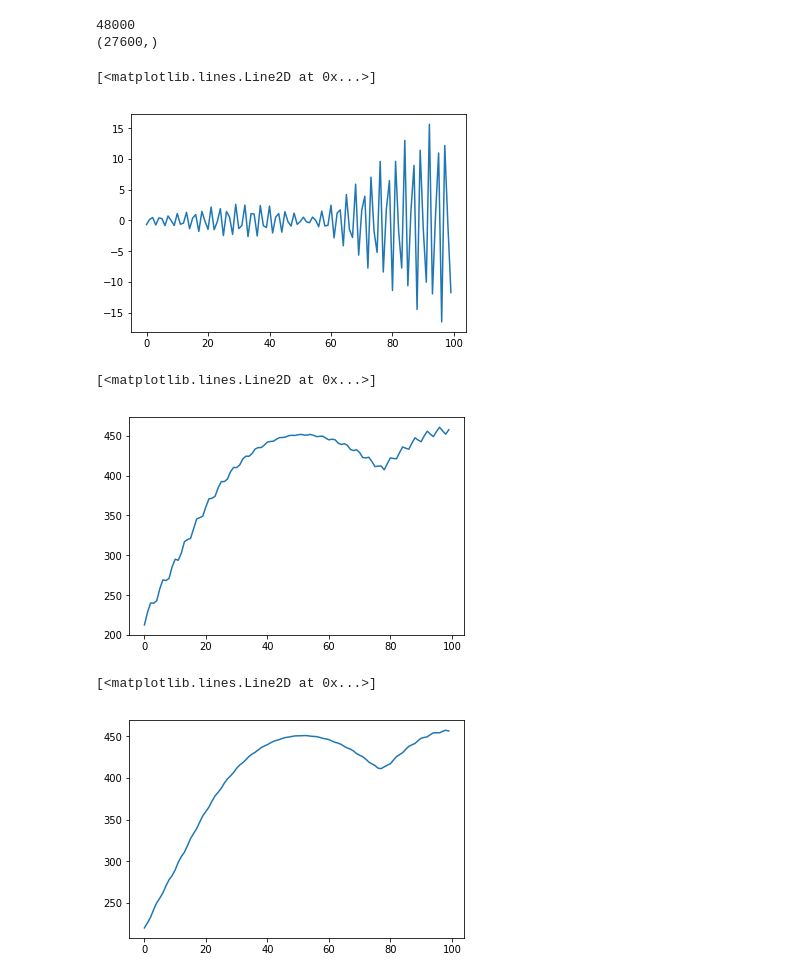
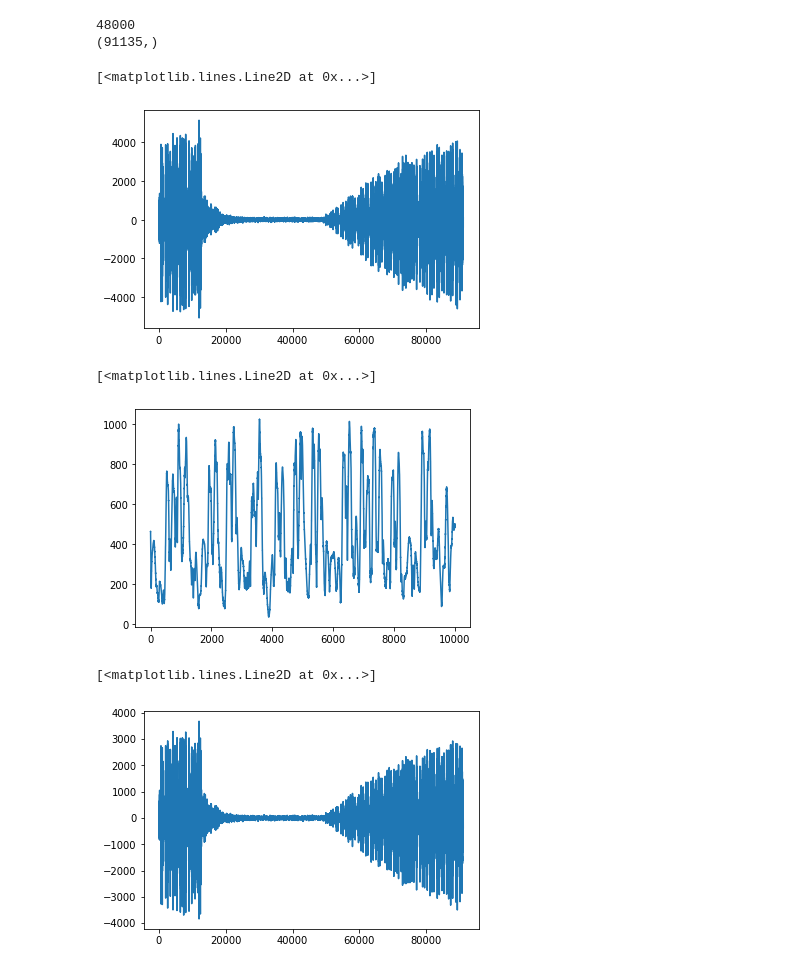
Before and after one commit to agil27/wivi, a Jupyter notebook: demodulation.ipynb, the cells around one changed output. Cells and saved outputs as stored; diff of their text form; code cells hidden in the pictures.

```diff
--- a/demodulation.ipynb
+++ b/demodulation.ipynb
@@ -42,7 +42,7 @@ def load_all(path, dis, db, repeat):
                 load_wav(name)
 # %%
 #load_all(path, dis, db, repeat)
-fs, data = load_wav('./sample.wav')
+fs, data = load_wav('./i.wav')
 print(data[1200:1300])
 plt.plot(data)
 # %% [output]
@@ -61,13 +70,14 @@ def fda(x, floor, ceil, fs):
     print(data.shape)
     return data
 # %%
-filted = fda(data, 17500, 18500, fs)
-plt.plot(filted[1200:1300])
+filted = fda(data[:], 17500, 18500, fs)
+plt.plot(data)
+#plt.plot(filted[:1000])
 # %% [output]
 48000
-(27600,)
+(91135,)
 [<matplotlib.lines.Line2D at 0x...>]
-[figure, old version]
+[figure, new version]
 # %%
 def dfft(data, f, fs):
     n = data.shape[0]
@@ -81,10 +91,10 @@ def dfft(data, f, fs):
     return impulse_fft
 # %%
 impulse = dfft(filted, 18000, fs)
-plt.plot(impulse[1200:1300])
+plt.plot(impulse[:10000])
 # %% [output]
 [<matplotlib.lines.Line2D at 0x...>]
-[figure, old version]
+[figure, new version]
 # %%
 def smooth(a, window):
     a = a.squeeze()
@@ -94,11 +104,12 @@ def smooth(a, window):
     stop = (np.cumsum(a[:-window:-1])[::2] / r)[::-1]
     return np.concatenate((start, out, stop))
 # %%
-sm_data = smooth(impulse, 5)
-plt.plot(sm_data[1200:1300])
+#sm_data = smooth(impulse, 5)
+sm_data = smooth(data, 5)
+plt.plot(sm_data[:])
 # %% [output]
 [<matplotlib.lines.Line2D at 0x...>]
-[figure, old version]
+[figure, new version]
 # %%
 def find_max(data, half_window):
     data = data / np.max(data)
```
Also changed, not shown: parts of 9 cells of this notebook, 5 other files.
